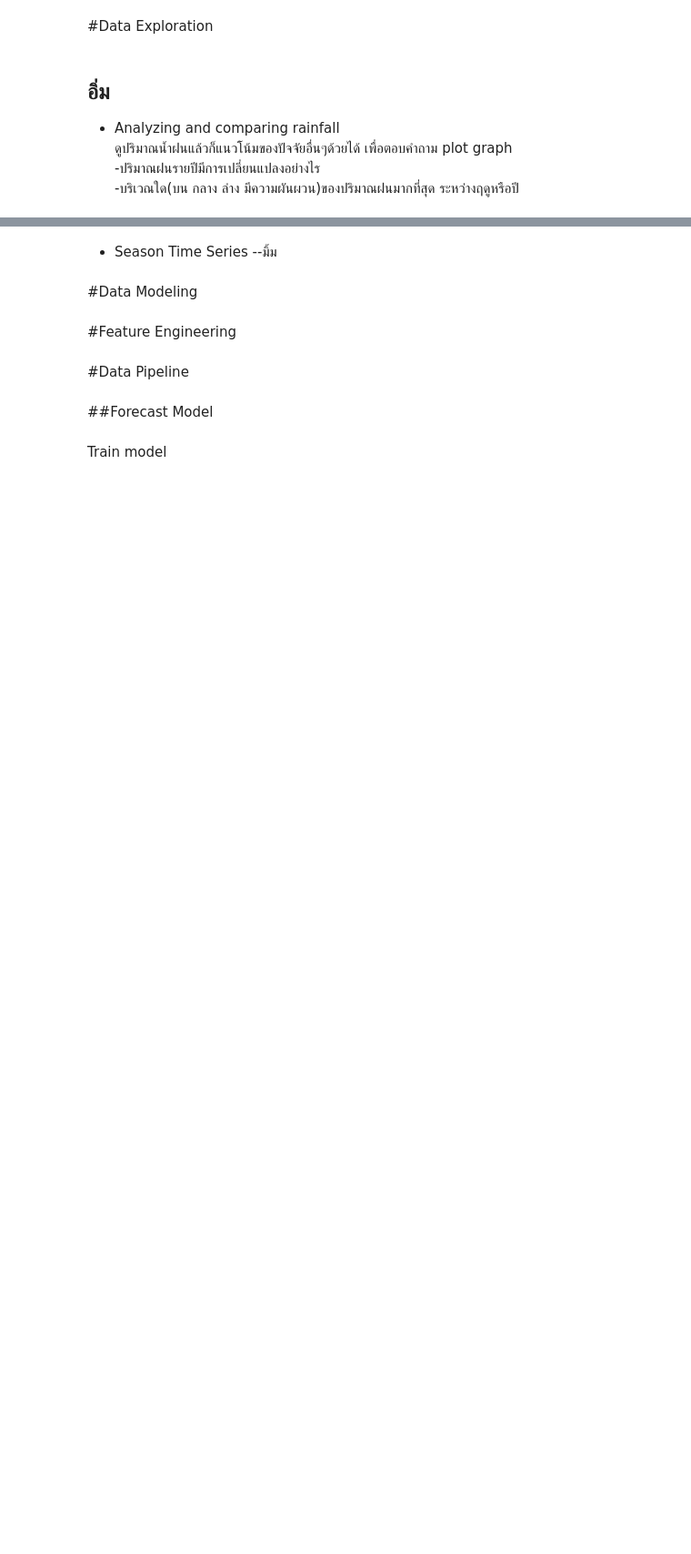
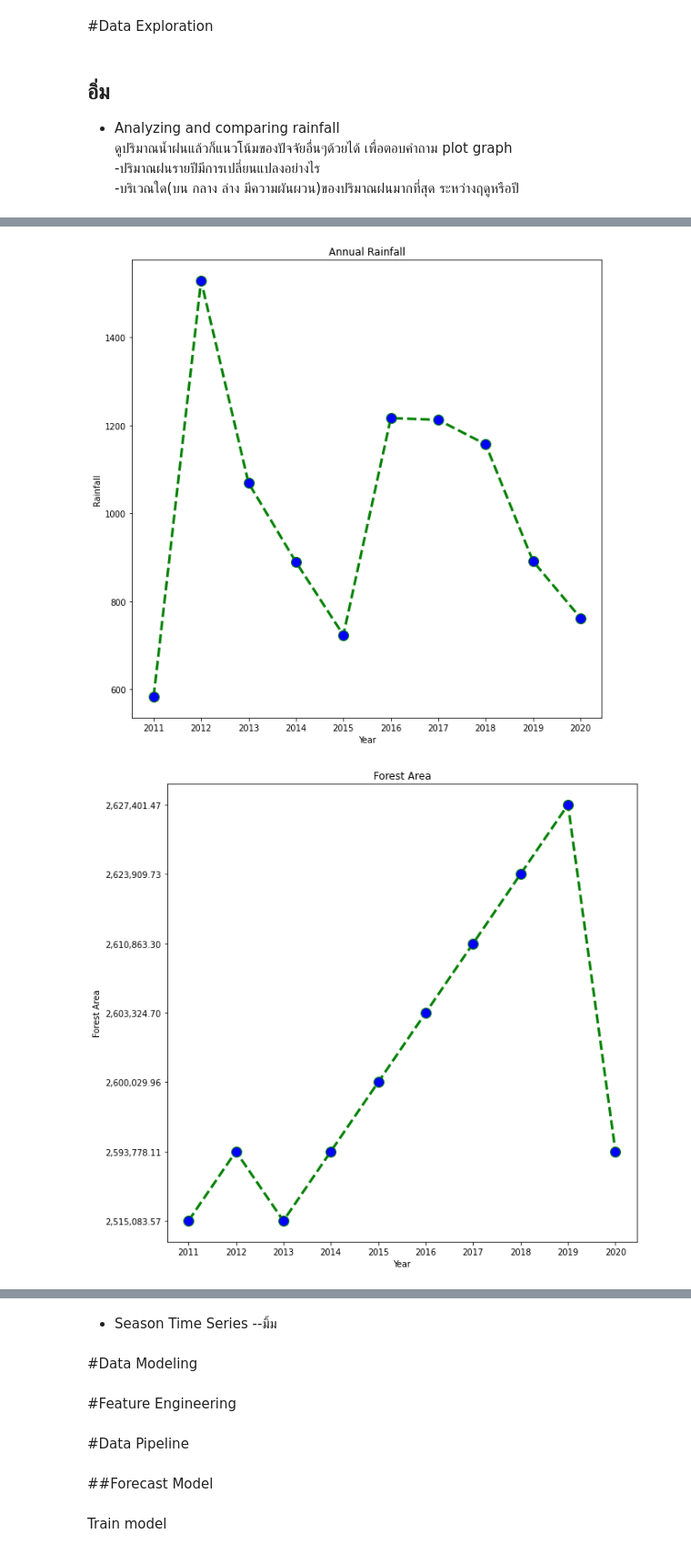
Before and after one commit to punnarat-w/Yomriver_analysis, a Jupyter notebook: ForecastingModel.ipynb, the cells around one changed output, grey strips where cells are left out. Shown at 91% size. Saved outputs shown, nothing was run; the diff lists cells and outputs as text; code cells hidden in the pictures; blank space fills up the shorter version.

```diff
--- a/ForecastingModel.ipynb
+++ b/ForecastingModel.ipynb
@@ -765,2 +827,4 @@ display(south_df.head())
 # %%
 #สถานีตอนกลาง
+mid_df_year = transformtoPerYear(mid_df)
+display(mid_df_year)
@@ -766,0 +843,12 @@ display(south_df.head())
+# %%
+# plot graph mid zone
+plot(mid_df_year['year'], mid_df_year['rain1y'],"Annual Rainfall", "Year", "Rainfall")
+print("\n")
+plot(mid_df_year['year'], mid_df_year['Forest_Area'],"Forest Area", "Year", "Forest Area")
+print("\n")
+plot(mid_df_year['year'], mid_df_year['Province_Area'],"Province Area", "Year", "Province Area")
+print("\n")
+plot(mid_df_year['year'], mid_df_year['temp_out'],"Average Temperature", "Year", "Temperature")
+# %% [output]
+[figure, added]
+[figure, added]
```
Also changed, not shown: parts of 8 cells of this notebook.
